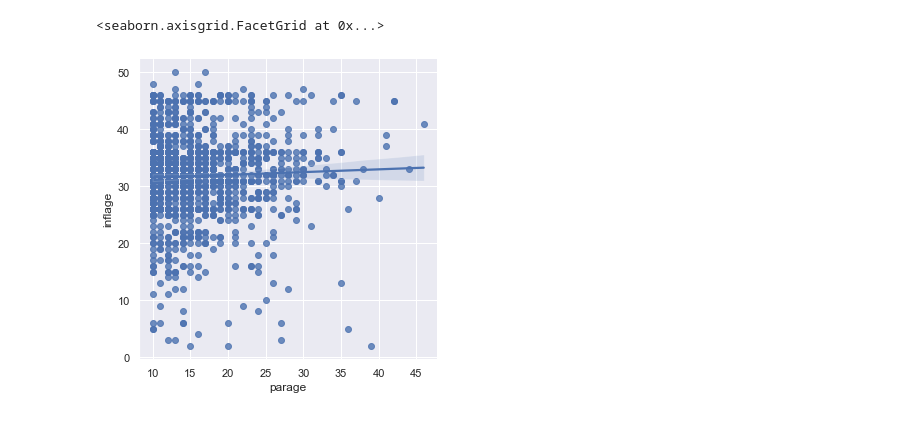
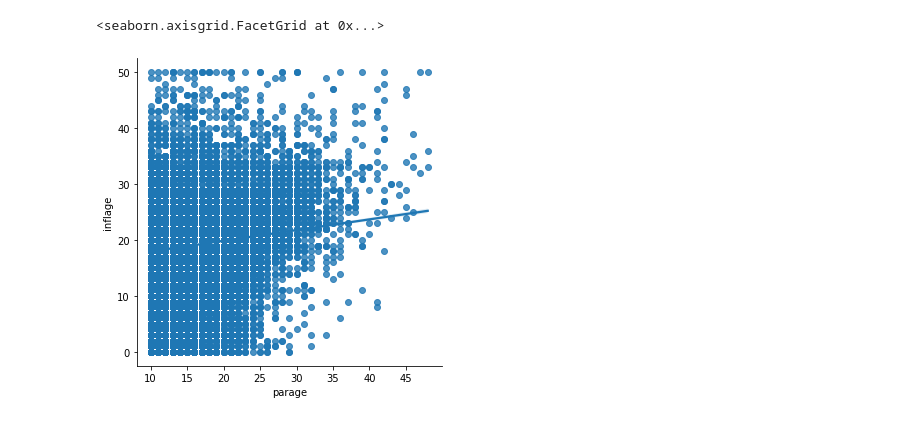
Before and after one commit to valenzano-lab/aegis, a Jupyter notebook: ipynb/inverse_lansing.ipynb, the cells around one changed output. Drawn from its saved outputs; the diff is of its cells as text; code cells hidden in the pictures.

```diff
--- a/ipynb/inverse_lansing.ipynb
+++ b/ipynb/inverse_lansing.ipynb
@@ -39,14 +21,15 @@ q1
 # %%
+perc = 0.5
+
 data = pd.DataFrame()
 data["stage"] = df[0].astype(int)
 data["parage"] = df[1].astype(int)
-data["inflage"] = q1.T.cumprod().ge(0.5).apply(lambda x: np.argmin(x))
-# sns.lmplot(data=data, x = "parage", y="inflage")
+data["parq"] = q0.T.cumprod().ge(perc).apply(lambda x: np.argmin(x))
+data["inflage"] = q1.T.cumprod().ge(perc).apply(lambda x: np.argmin(x))
+sns.lmplot(data=data, x = "parage", y="inflage")
+# %% [output]
+<seaborn.axisgrid.FacetGrid at 0x...>
+[figure, added]
-# %%
-sns.lmplot(data=data[data.stage == 3000], x = "parage", y="inflage")
-# %% [output]
-<seaborn.axisgrid.FacetGrid at 0x...>
-[figure, removed]
 # %%
 def si(x,y):
     slope = (len(x) * np.sum(x*y) - np.sum(x) * np.sum(y)) / (len(x)*np.sum(x*x) - np.sum(x) ** 2)
```
Also changed, not shown: parts of 26 cells of this notebook, 1 other file.
